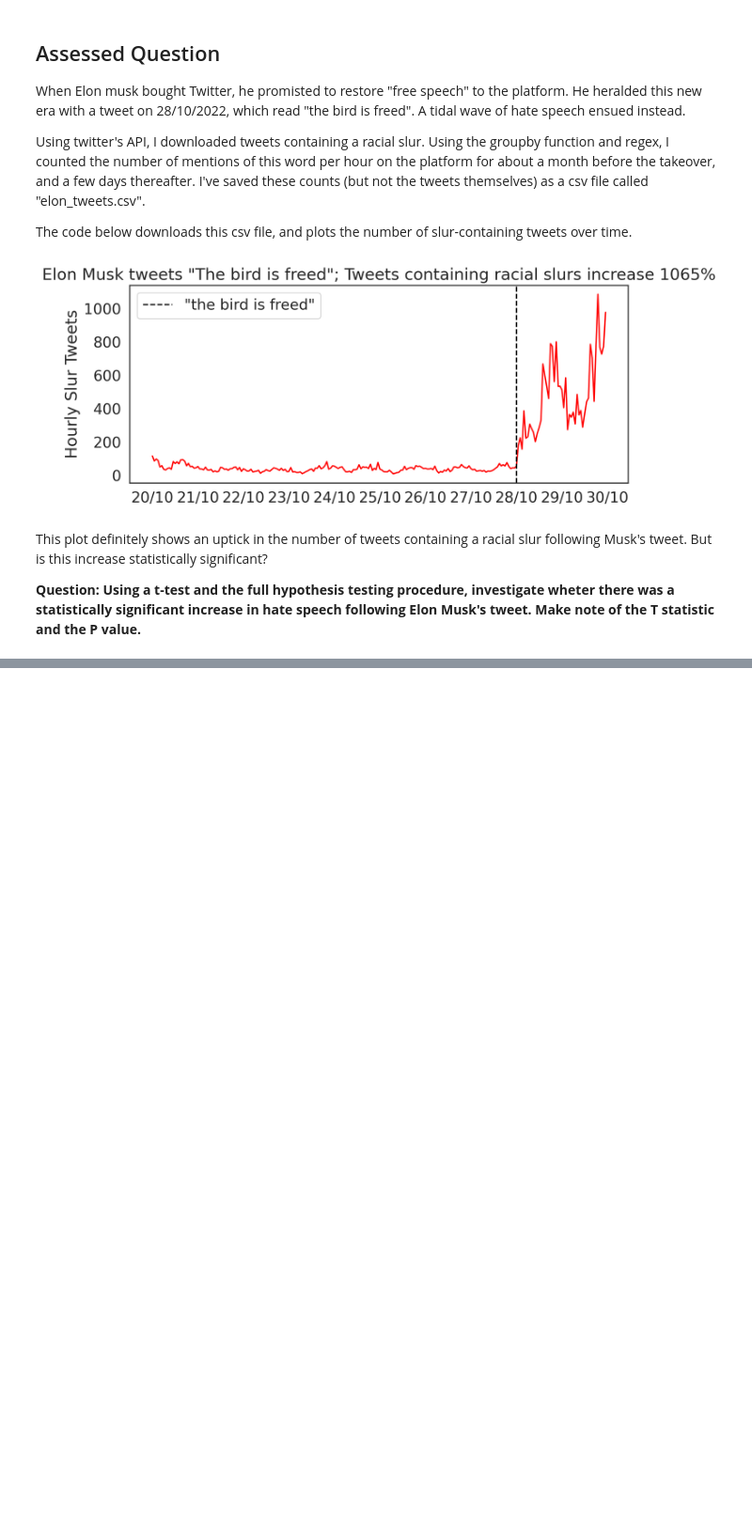
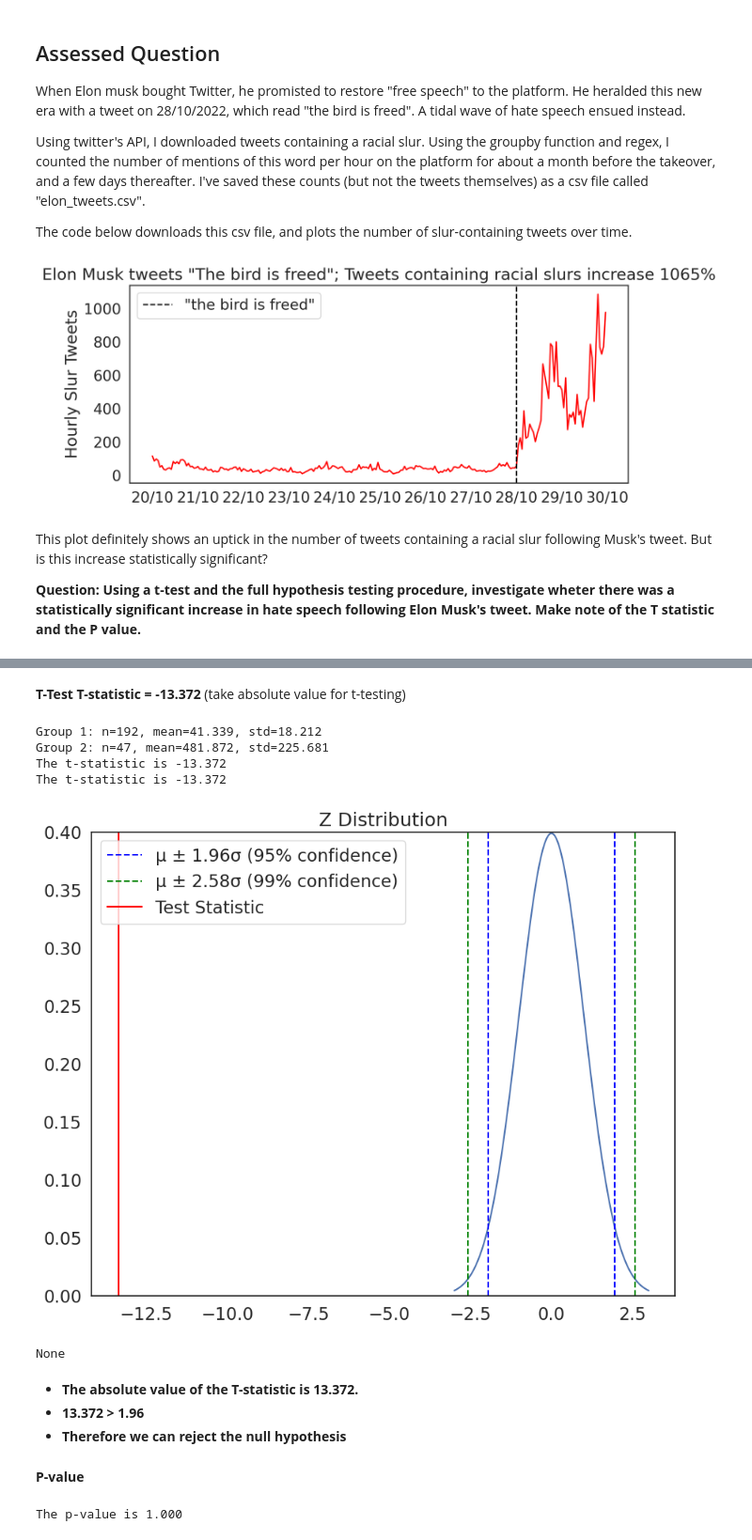
Before and after one commit to biancagallarati/QM2, a Jupyter notebook: notebooks/W06. Hypothesis Testing.ipynb, the cells around one changed output, grey strips where cells are left out. Shown at 94% size. Drawn from its saved outputs; the diff is of its cells as text; code cells hidden in the pictures; blank space fills up the shorter version.

```diff
--- a/notebooks/W06. Hypothesis Testing.ipynb
+++ b/notebooks/W06. Hypothesis Testing.ipynb
@@ -523,0 +534,37 @@ This plot definitely shows an uptick in the number of tweets containing a racial
+# %% [markdown]
+**T-Test**
+**T-statistic = -13.372** (take absolute value for t-testing)
+# %%
+pre_elon_tweets = tweets[tweets['hour'] < tweet]['count']
+post_elon_tweets = tweets[tweets['hour'] > tweet]['count']
+
+t_statistic = manual_ttest(pre_elon_tweets, post_elon_tweets)
+print('The t-statistic is %.3f' % t_statistic)
+# %% [output]
+Group 1: n=192, mean=41.339, std=18.212
+Group 2: n=47, mean=481.872, std=225.681
+The t-statistic is -13.372
+The t-statistic is -13.372
+# %%
+display(plot_z(t_statistic))
+# %% [output]
+[figure, added]
+None
+# %% [markdown]
+- **The absolute value of the T-statistic is 13.372.**
+- **13.372 > 1.96**
+- **Therefore we can reject the null hypothesis**
+# %% [markdown]
+**P-value**
+# %%
+from scipy.stats import t
+
+# Degrees of freedom
+df = len(pre_elon_tweets) + len(post_elon_tweets) - 2
+
+# Calculate p-value
+p_value = t.sf(t_statistic, df)  # sf is the survival function (1 - cdf)
+
+print('The p-value is %.3f' % p_value)
+# %% [output]
+The p-value is 1.000
```
Also changed, not shown: parts of 1 cell of this notebook.
